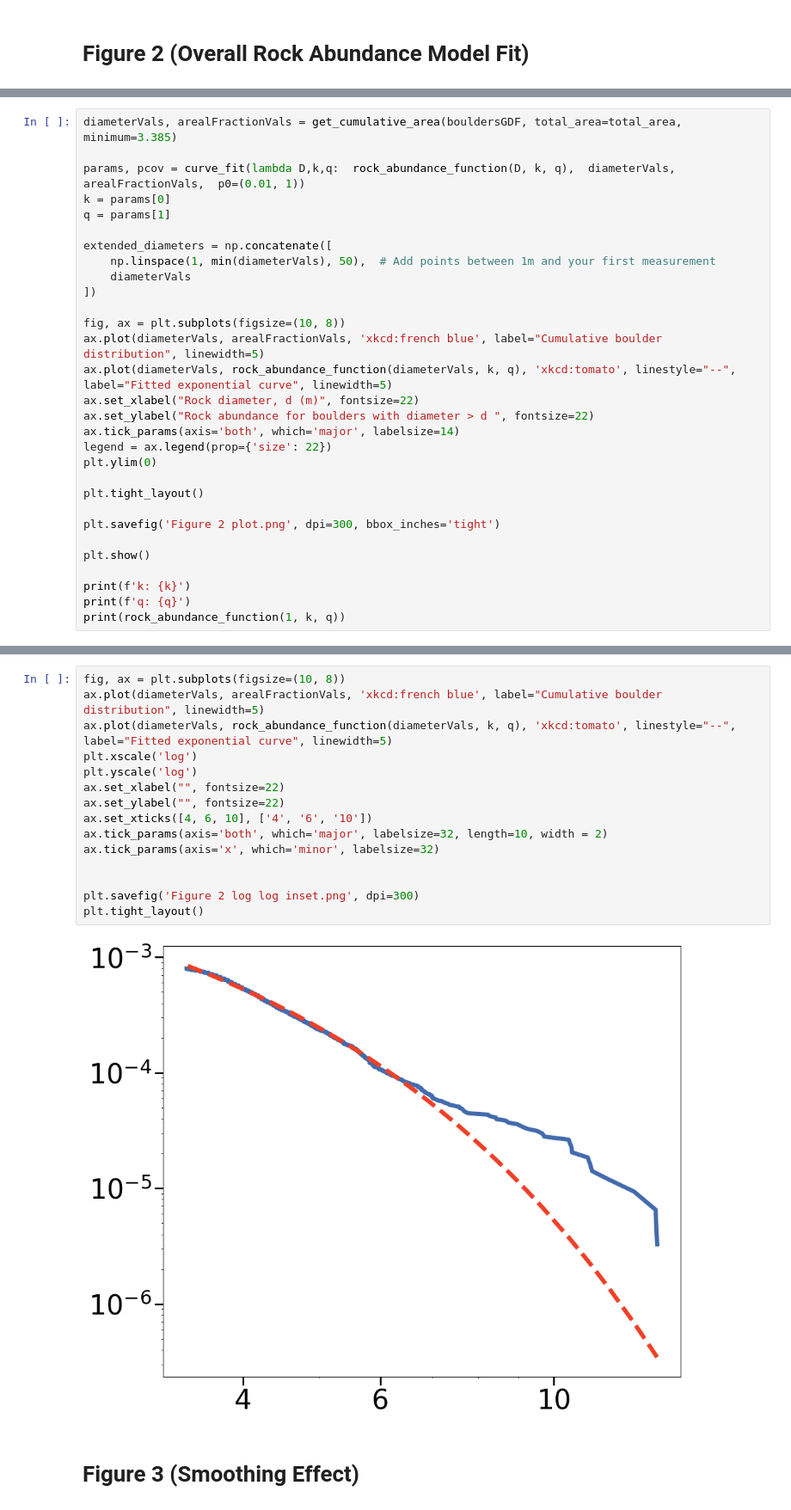
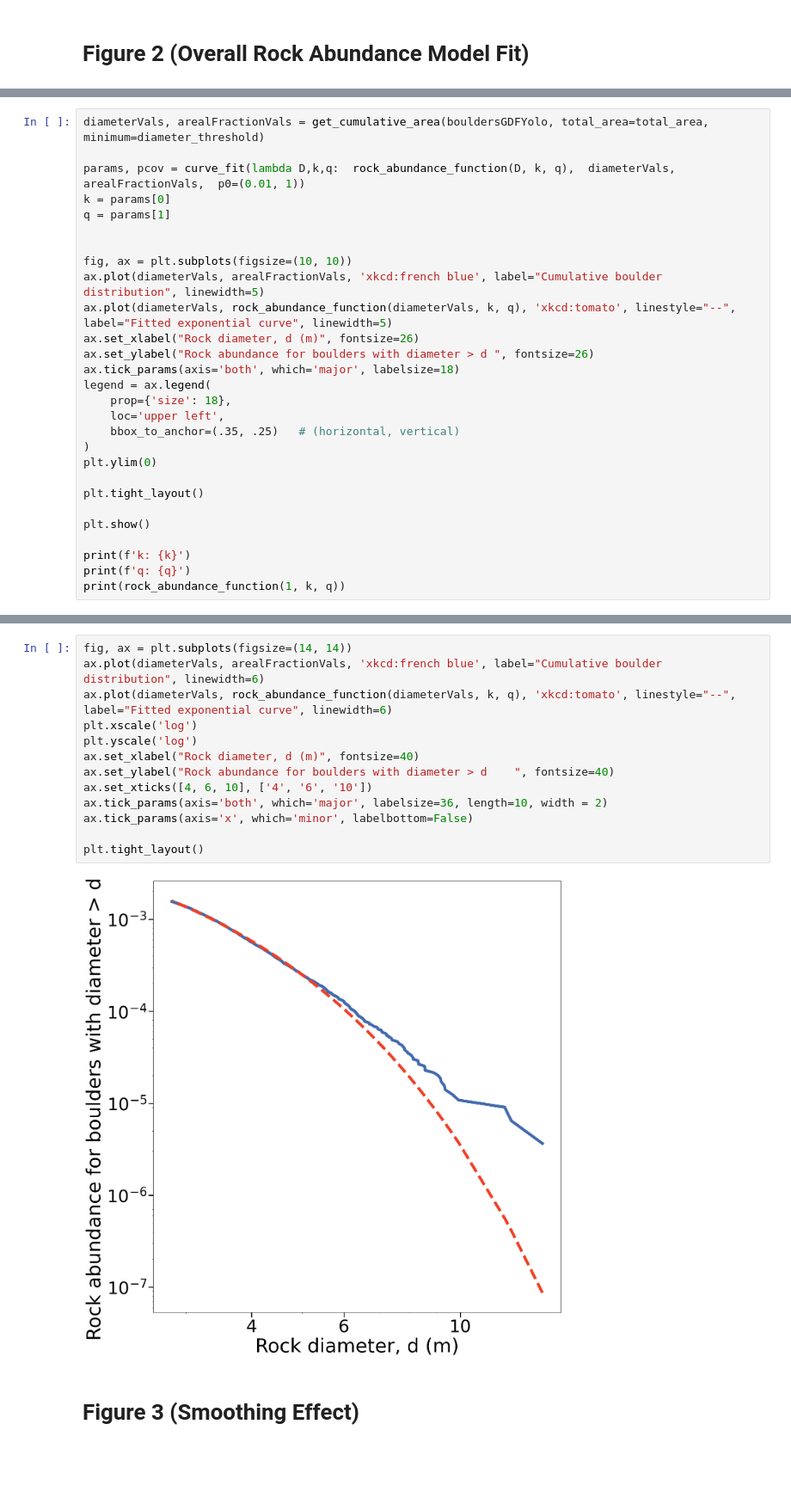
Before and after one commit to brianvamaro/lunarrockabundance, a Jupyter notebook: Lunar Rock Abundance Comparison Analysis.ipynb, the cells around one changed output, grey strips where cells are left out. Shown at 86% size. Cells and saved outputs as stored; diff of their text form; blank space fills up the shorter version.

```diff
--- a/Lunar Rock Abundance Comparison Analysis.ipynb
+++ b/Lunar Rock Abundance Comparison Analysis.ipynb
@@ -49,27 +65,25 @@ bouldersGDF['diameter'] = 2 * np.sqrt(bouldersGDF['boulder_area'] / np.pi)
 # %%
-diameterVals, arealFractionVals = get_cumulative_area(bouldersGDF, total_area=total_area, minimum=3.385)
+diameterVals, arealFractionVals = get_cumulative_area(bouldersGDFYolo, total_area=total_area, minimum=diameter_threshold)
 
 params, pcov = curve_fit(lambda D,k,q:  rock_abundance_function(D, k, q),  diameterVals,  arealFractionVals,  p0=(0.01, 1))
 k = params[0]
 q = params[1]
 
-extended_diameters = np.concatenate([
-    np.linspace(1, min(diameterVals), 50),  # Add points between 1m and your first measurement
-    diameterVals
-])
 
-fig, ax = plt.subplots(figsize=(10, 8))
+fig, ax = plt.subplots(figsize=(10, 10))
 ax.plot(diameterVals, arealFractionVals, 'xkcd:french blue', label="Cumulative boulder distribution", linewidth=5)
 ax.plot(diameterVals, rock_abundance_function(diameterVals, k, q), 'xkcd:tomato', linestyle="--", label="Fitted exponential curve", linewidth=5)
-ax.set_xlabel("Rock diameter, d (m)", fontsize=22)
-ax.set_ylabel("Rock abundance for boulders with diameter > d ", fontsize=22)
-ax.tick_params(axis='both', which='major', labelsize=14)
-legend = ax.legend(prop={'size': 22})
+ax.set_xlabel("Rock diameter, d (m)", fontsize=26)
+ax.set_ylabel("Rock abundance for boulders with diameter > d ", fontsize=26)
+ax.tick_params(axis='both', which='major', labelsize=18)
+legend = ax.legend(
+    prop={'size': 18},
+    loc='upper left',
+    bbox_to_anchor=(.35, .25)   # (horizontal, vertical)
+)
 plt.ylim(0)
 
 plt.tight_layout()
-
-plt.savefig('Figure 2 plot.png', dpi=300, bbox_inches='tight')
 
 plt.show()
 
@@ -84,20 +108,18 @@ q: 0.7666917564384282
 # %%
-fig, ax = plt.subplots(figsize=(10, 8))
-ax.plot(diameterVals, arealFractionVals, 'xkcd:french blue', label="Cumulative boulder distribution", linewidth=5)
-ax.plot(diameterVals, rock_abundance_function(diameterVals, k, q), 'xkcd:tomato', linestyle="--", label="Fitted exponential curve", linewidth=5)
+fig, ax = plt.subplots(figsize=(14, 14))
+ax.plot(diameterVals, arealFractionVals, 'xkcd:french blue', label="Cumulative boulder distribution", linewidth=6)
+ax.plot(diameterVals, rock_abundance_function(diameterVals, k, q), 'xkcd:tomato', linestyle="--", label="Fitted exponential curve", linewidth=6)
 plt.xscale('log')
 plt.yscale('log')
-ax.set_xlabel("", fontsize=22)
-ax.set_ylabel("", fontsize=22)
+ax.set_xlabel("Rock diameter, d (m)", fontsize=40)
+ax.set_ylabel("Rock abundance for boulders with diameter > d    ", fontsize=40)
 ax.set_xticks([4, 6, 10], ['4', '6', '10'])
-ax.tick_params(axis='both', which='major', labelsize=32, length=10, width = 2)
-ax.tick_params(axis='x', which='minor', labelsize=32)
+ax.tick_params(axis='both', which='major', labelsize=36, length=10, width = 2)
+ax.tick_params(axis='x', which='minor', labelbottom=False)
 
-
-plt.savefig('Figure 2 log log inset.png', dpi=300)
 plt.tight_layout()
 # %% [output]
-[figure, old version]
+[figure, new version]
 # %% [markdown]
 # Figure 3 (Smoothing Effect)
 # %%
```
Also changed, not shown: parts of 53 cells of this notebook.
